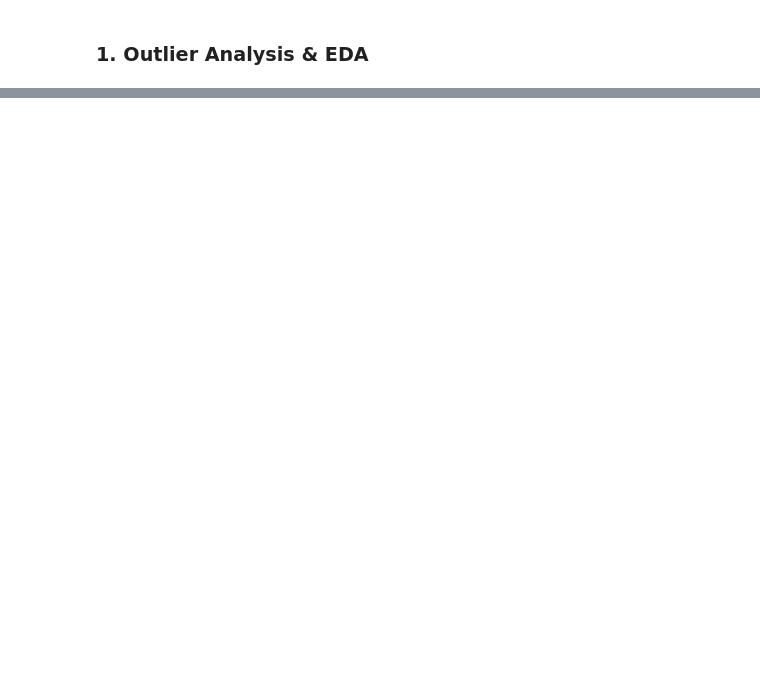
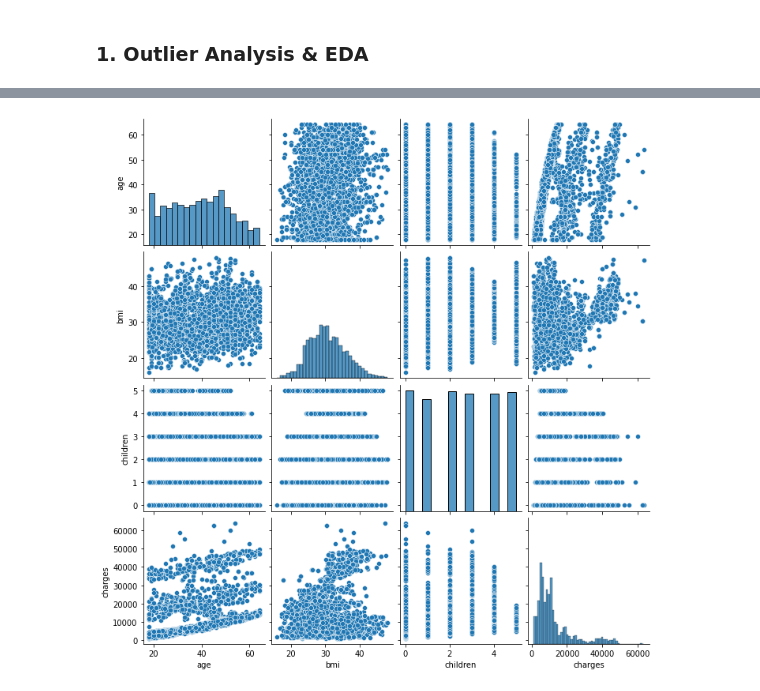
Before and after one commit to axiom9/Kaggle_notebooks, a Jupyter notebook: regression-analysis-on-medical-insurance-dataset.ipynb, the cells around one changed output, grey strips where cells are left out. Cells and saved outputs as stored; diff of their text form; code cells hidden in the pictures; blank space fills up the shorter version.

Commit message:
Kaggle Notebook | Regression analysis on medical insurance dataset | Version 5

```diff
--- a/regression-analysis-on-medical-insurance-dataset.ipynb
+++ b/regression-analysis-on-medical-insurance-dataset.ipynb
@@ -147,0 +167,3 @@ Let's improve on this a bit
+# %%
+df = pd.read_csv('../input/medical-insurance-dataset/Train_Data.csv')
+df
@@ -147,0 +225,2 @@ Let's improve on this a bit
+# %%
+df = df[df['Z-score_bmi'] < 4] # Less than 4 because we want all the BMI's where it's less than 4 SD away
@@ -147,0 +246,3 @@ Let's improve on this a bit
+# %%
+df = df.drop(['Z-score_age', 'Z-score_bmi', 'Z-score_charges'], axis=1)
+df
@@ -147,0 +274,4 @@ Let's improve on this a bit
+# %%
+sns.pairplot(df);
+# %% [output]
+[figure, added]
```
Also changed, not shown: parts of 57 cells of this notebook.
